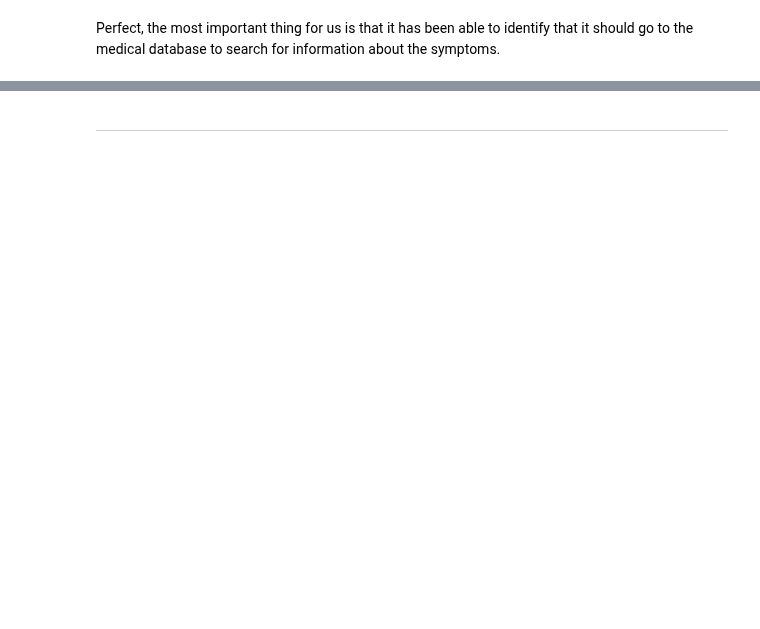
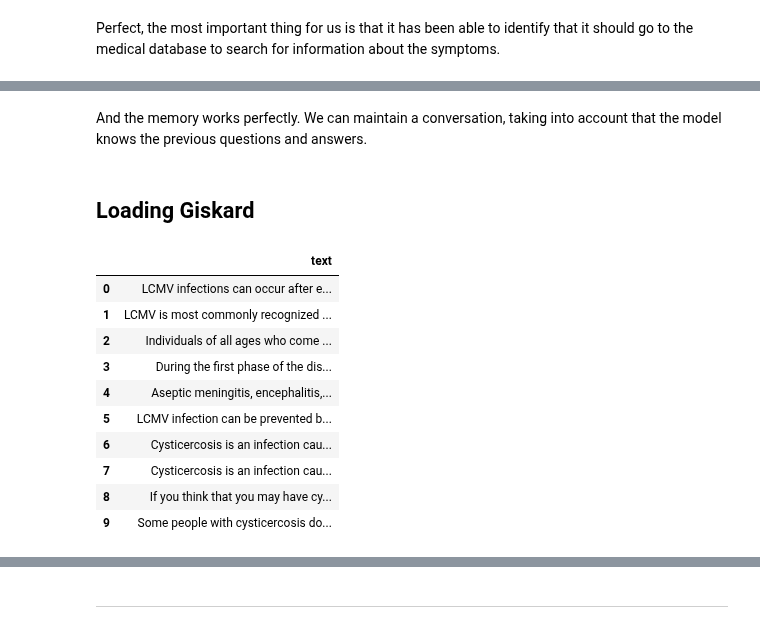
Before and after one commit to peremartra/Large-Language-Model-Notebooks-Course, a Jupyter notebook: 4-Evaluating LLMs/evaluating_rag_giskard.ipynb, the cells around one changed output, grey strips where cells are left out. Saved outputs shown, nothing was run; the diff lists cells and outputs as text; code cells hidden in the pictures; blank space fills up the shorter version.

```diff
--- a/4-Evaluating LLMs/evaluating_rag_giskard.ipynb
+++ b/4-Evaluating LLMs/evaluating_rag_giskard.ipynb
@@ -289,0 +275,4 @@ Final Answer: Yes, botulism is a serious illness that can lead to paralysis and
+# %% [markdown]
+And the memory works perfectly. We can maintain a conversation, taking into account that the model knows the previous questions and answers.
+# %% [markdown]
+## Loading Giskard
@@ -289,0 +285,15 @@ Final Answer: Yes, botulism is a serious illness that can lead to paralysis and
+# %%
+df_giskard = pd.DataFrame([d.page_content for d in df_document], columns=["text"])
+df_giskard.head(10)
+# %% [output]
+|  | text |
+| 0 | LCMV infections can occur after e... |
+| 1 | LCMV is most commonly recognized ... |
+| 2 | Individuals of all ages who come ... |
+| 3 | During the first phase of the dis... |
+| 4 | Aseptic meningitis, encephalitis,... |
+| 5 | LCMV infection can be prevented b... |
+| 6 | Cysticercosis is an infection cau... |
+| 7 | Cysticercosis is an infection cau... |
+| 8 | If you think that you may have cy... |
+| 9 | Some people with cysticercosis do... |
```
Also changed, not shown: parts of 24 cells of this notebook.
